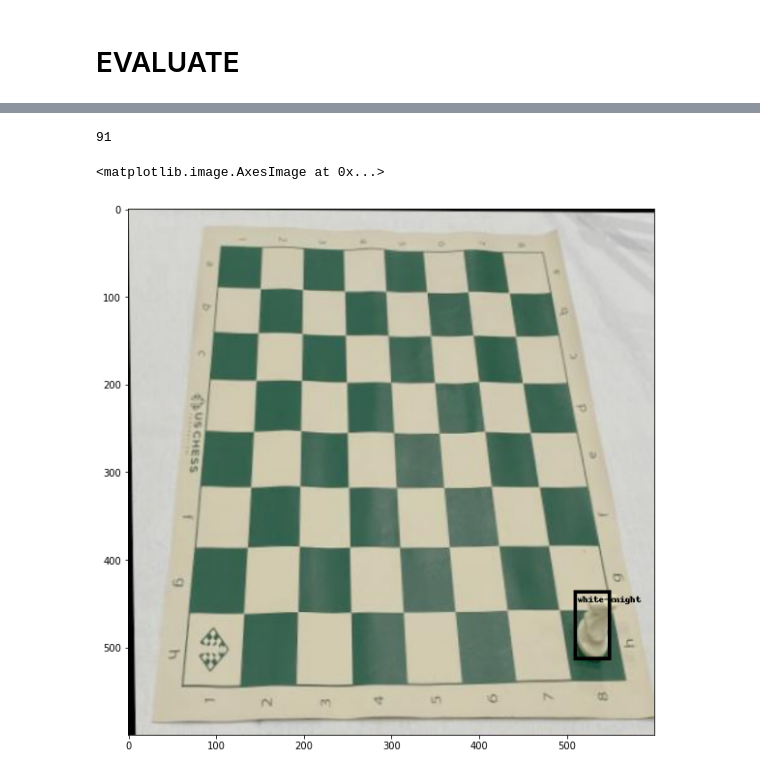
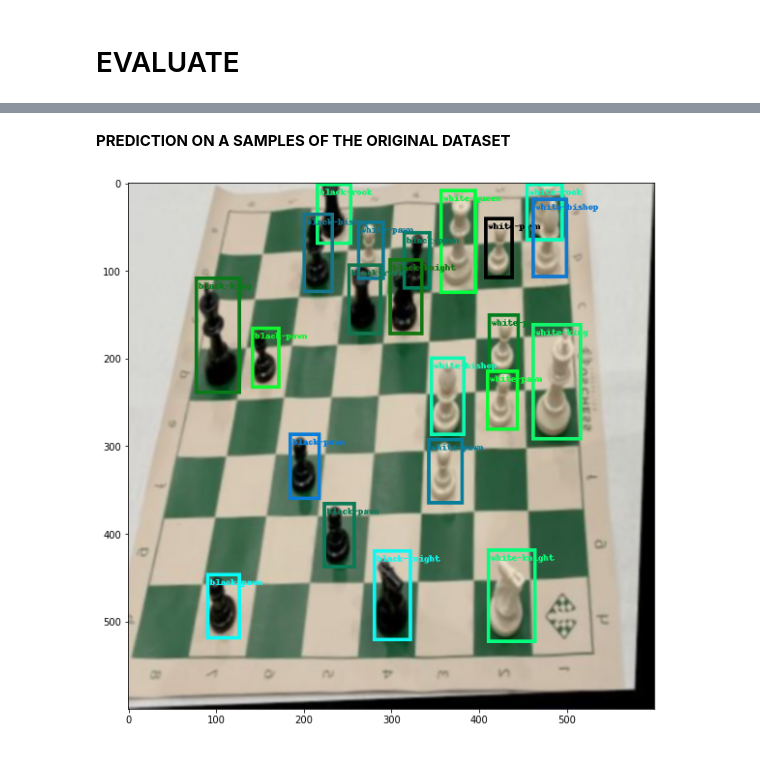
Before and after one commit to PatrizioPerugini/MOD_VISIOPE, a Jupyter notebook: proj_vision.ipynb, the cells around one changed output, grey strips where cells are left out. Drawn from its saved outputs; the diff is of its cells as text; code cells hidden in the pictures.

```diff
--- a/proj_vision.ipynb
+++ b/proj_vision.ipynb
@@ -614,28 +479,23 @@ index created!
 # %%
-i =torch.randint(1,len(test_dataset)-1,(1,))
-#91 bella
-#12 baseline to show
-#74 difficilissima
-#21 for metrics
-print(91)
-img, _ = test_dataset[i]
-#img, targ = test_dataset[91]
+def make_pred(img,lower_th=False):
+  #since we don't have to compute the loss we don't require the gradients to be computed
+  th=0.8
+  if(lower_th):
+    th=0.5
+  img_int = torch.tensor(img*255, dtype=torch.uint8)
+  with torch.no_grad():
+      prediction = model([img.to(device)])
+      pred = prediction[0]
 
-
-img_int = torch.tensor(img*255, dtype=torch.uint8)
-
-
-#since we don't have to compute the loss we don't require the gradients to be computed
-with torch.no_grad():
-    prediction = model([img.to(device)])
-    pred = prediction[0]
-
-fig = plt.figure(figsize=(14, 10))
-plt.imshow(draw_bounding_boxes(img_int,
-    pred['boxes'][pred['scores'] > 0.8],
-    [classes[i] for i in pred['labels'][pred['scores'] > 0.8].tolist()], width=4
-).permute(1, 2, 0))
+  fig = plt.figure(figsize=(14, 10))
+  plt.imshow(draw_bounding_boxes(img_int,
+      pred['boxes'][pred['scores'] > th],
+      [classes[i] for i in pred['labels'][pred['scores'] > th].tolist()], width=4##0.8
+  ).permute(1, 2, 0))
-# %% [output]
-91
-<matplotlib.image.AxesImage at 0x...>
-[figure, removed]
+# %% [markdown]
+**PREDICTION ON A SAMPLES OF THE ORIGINAL DATASET**
+# %%
+img, _ = test_dataset[12]
+make_pred(img)
+# %% [output]
+[figure, added]
```
Also changed, not shown: parts of 41 cells of this notebook.
